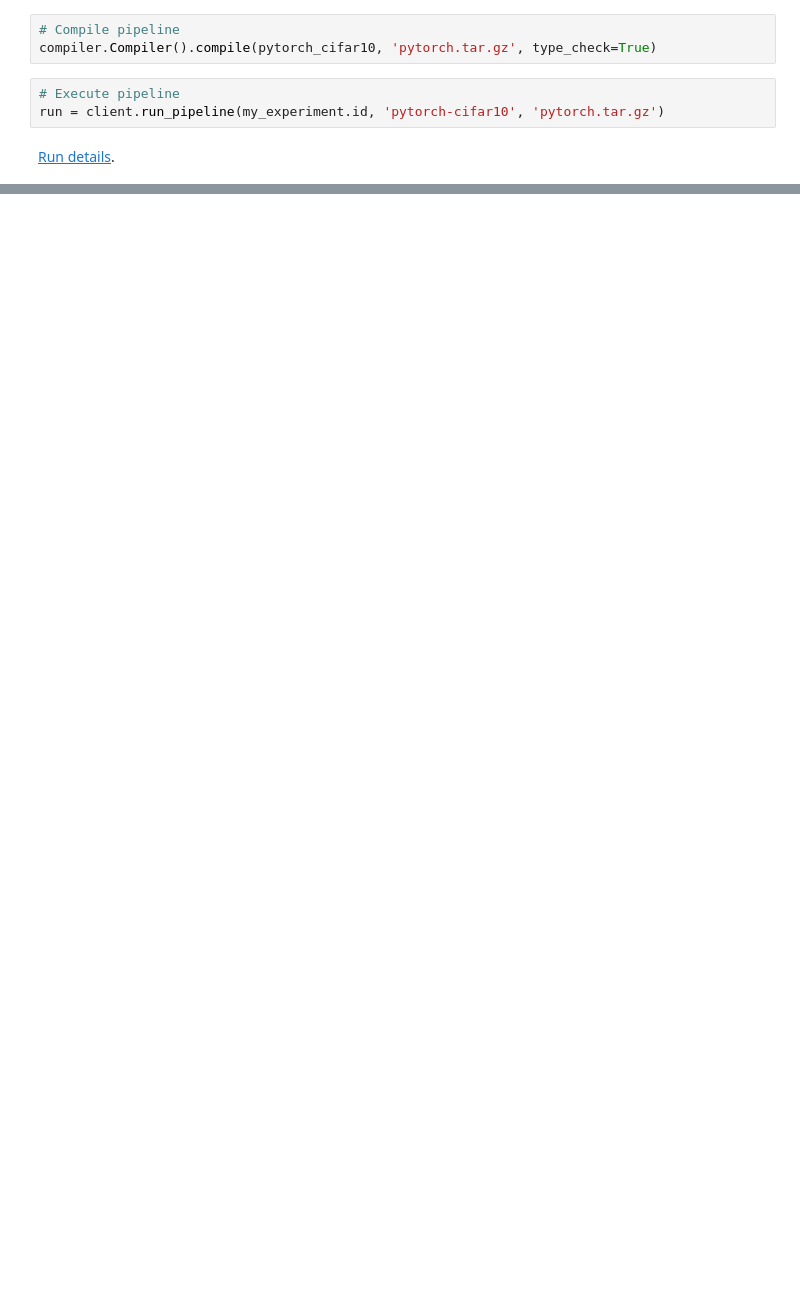
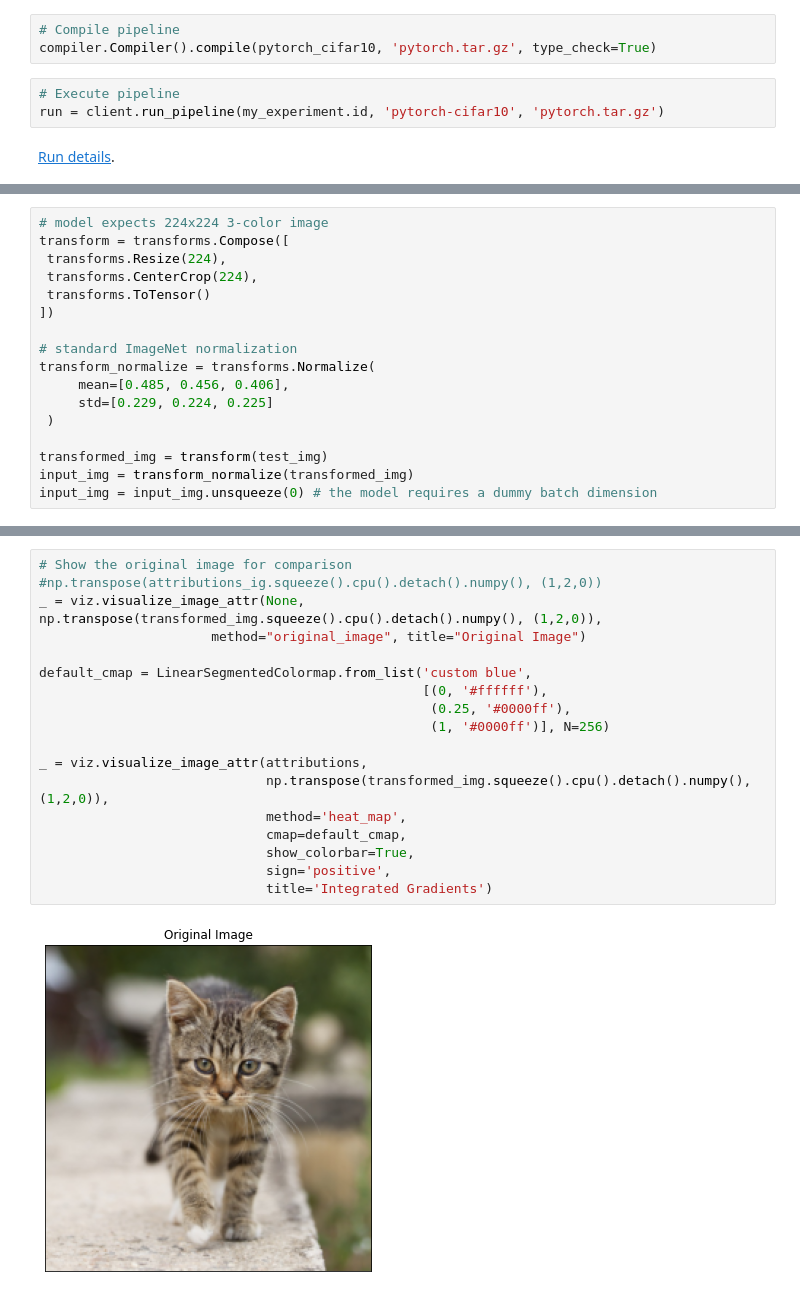
Before and after one commit to chauhang/pytorch-pipeline, a Jupyter notebook: pytorch_pipeline/Pipeline-Cifar10.ipynb, the cells around one changed output, grey strips where cells are left out. Cells and saved outputs as stored; diff of their text form; blank space fills up the shorter version.

```diff
--- a/pytorch_pipeline/Pipeline-Cifar10.ipynb
+++ b/pytorch_pipeline/Pipeline-Cifar10.ipynb
@@ -305,0 +406,17 @@ Run details.
+# %%
+# model expects 224x224 3-color image
+transform = transforms.Compose([
+ transforms.Resize(224),
+ transforms.CenterCrop(224),
+ transforms.ToTensor()
+])
+
+# standard ImageNet normalization
+transform_normalize = transforms.Normalize(
+     mean=[0.485, 0.456, 0.406],
+     std=[0.229, 0.224, 0.225]
+ )
+
+transformed_img = transform(test_img)
+input_img = transform_normalize(transformed_img)
+input_img = input_img.unsqueeze(0) # the model requires a dummy batch dimension
@@ -305,0 +525,20 @@ Run details.
+# %%
+# Show the original image for comparison
+#np.transpose(attributions_ig.squeeze().cpu().detach().numpy(), (1,2,0))
+_ = viz.visualize_image_attr(None, np.transpose(transformed_img.squeeze().cpu().detach().numpy(), (1,2,0)),
+                      method="original_image", title="Original Image")
+
+default_cmap = LinearSegmentedColormap.from_list('custom blue',
+                                                 [(0, '#ffffff'),
+                                                  (0.25, '#0000ff'),
+                                                  (1, '#0000ff')], N=256)
+
+_ = viz.visualize_image_attr(attributions,
+                             np.transpose(transformed_img.squeeze().cpu().detach().numpy(), (1,2,0)),
+                             method='heat_map',
+                             cmap=default_cmap,
+                             show_colorbar=True,
+                             sign='positive',
+                             title='Integrated Gradients')
+# %% [output]
+[figure, added]
```
Also changed, not shown: parts of 48 cells of this notebook.
